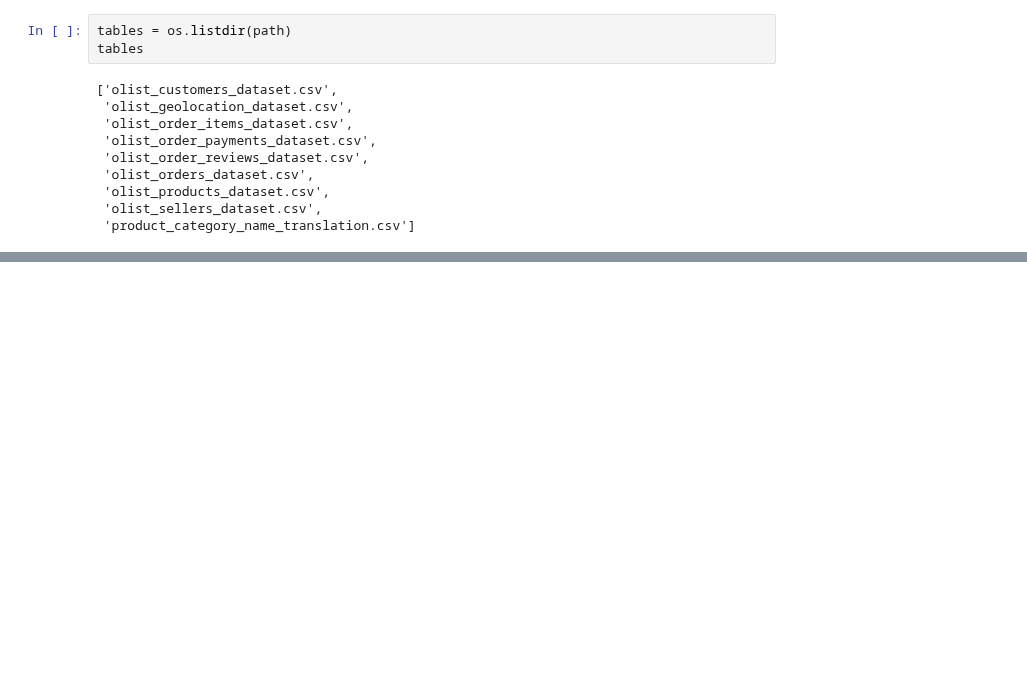
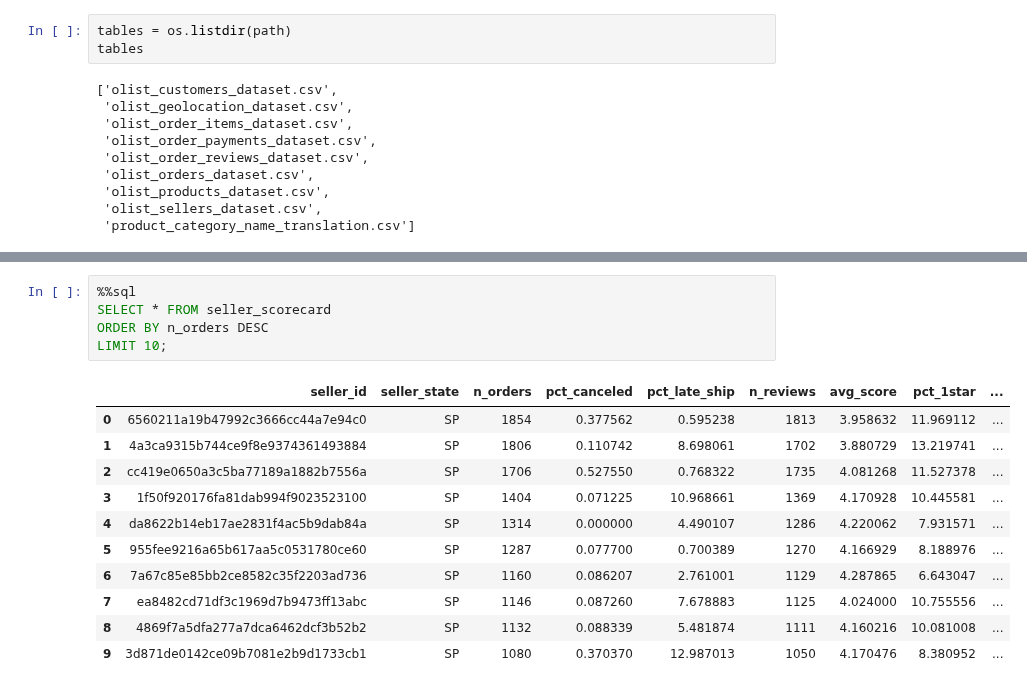
Before and after one commit to doniyor117/olist-marketplace-analysis, a Jupyter notebook: 02-seller-quality/analysis-sql.ipynb, the cells around one changed output, grey strips where cells are left out. Saved outputs shown, nothing was run; the diff lists cells and outputs as text; blank space fills up the shorter version.

```diff
--- a/02-seller-quality/analysis-sql.ipynb
+++ b/02-seller-quality/analysis-sql.ipynb
@@ -104,0 +254,17 @@ Running query in 'duckdb:///:memory:'
+# %%
+%%sql
+SELECT * FROM seller_scorecard
+ORDER BY n_orders DESC
+LIMIT 10;
+# %% [output]
+|  | seller_id | seller_state | n_orders | pct_canceled | pct_late_ship | n_reviews | avg_score | pct_1star | ... |
+| 0 | 6560211a19b47992c3666cc44a7e94c0 | SP | 1854 | 0.377562 | 0.595238 | 1813 | 3.958632 | 11.969112 | ... |
+| 1 | 4a3ca9315b744ce9f8e9374361493884 | SP | 1806 | 0.110742 | 8.698061 | 1702 | 3.880729 | 13.219741 | ... |
+| 2 | cc419e0650a3c5ba77189a1882b7556a | SP | 1706 | 0.527550 | 0.768322 | 1735 | 4.081268 | 11.527378 | ... |
+| 3 | 1f50f920176fa81dab994f9023523100 | SP | 1404 | 0.071225 | 10.968661 | 1369 | 4.170928 | 10.445581 | ... |
+| 4 | da8622b14eb17ae2831f4ac5b9dab84a | SP | 1314 | 0.000000 | 4.490107 | 1286 | 4.220062 | 7.931571 | ... |
+| 5 | 955fee9216a65b617aa5c0531780ce60 | SP | 1287 | 0.077700 | 0.700389 | 1270 | 4.166929 | 8.188976 | ... |
+| 6 | 7a67c85e85bb2ce8582c35f2203ad736 | SP | 1160 | 0.086207 | 2.761001 | 1129 | 4.287865 | 6.643047 | ... |
+| 7 | ea8482cd71df3c1969d7b9473ff13abc | SP | 1146 | 0.087260 | 7.678883 | 1125 | 4.024000 | 10.755556 | ... |
+| 8 | 4869f7a5dfa277a7dca6462dcf3b52b2 | SP | 1132 | 0.088339 | 5.481874 | 1111 | 4.160216 | 10.081008 | ... |
+| 9 | 3d871de0142ce09b7081e2b9d1733cb1 | SP | 1080 | 0.370370 | 12.987013 | 1050 | 4.170476 | 8.380952 | ... |
```
Also changed, not shown: parts of 32 cells of this notebook, 6 other files.
